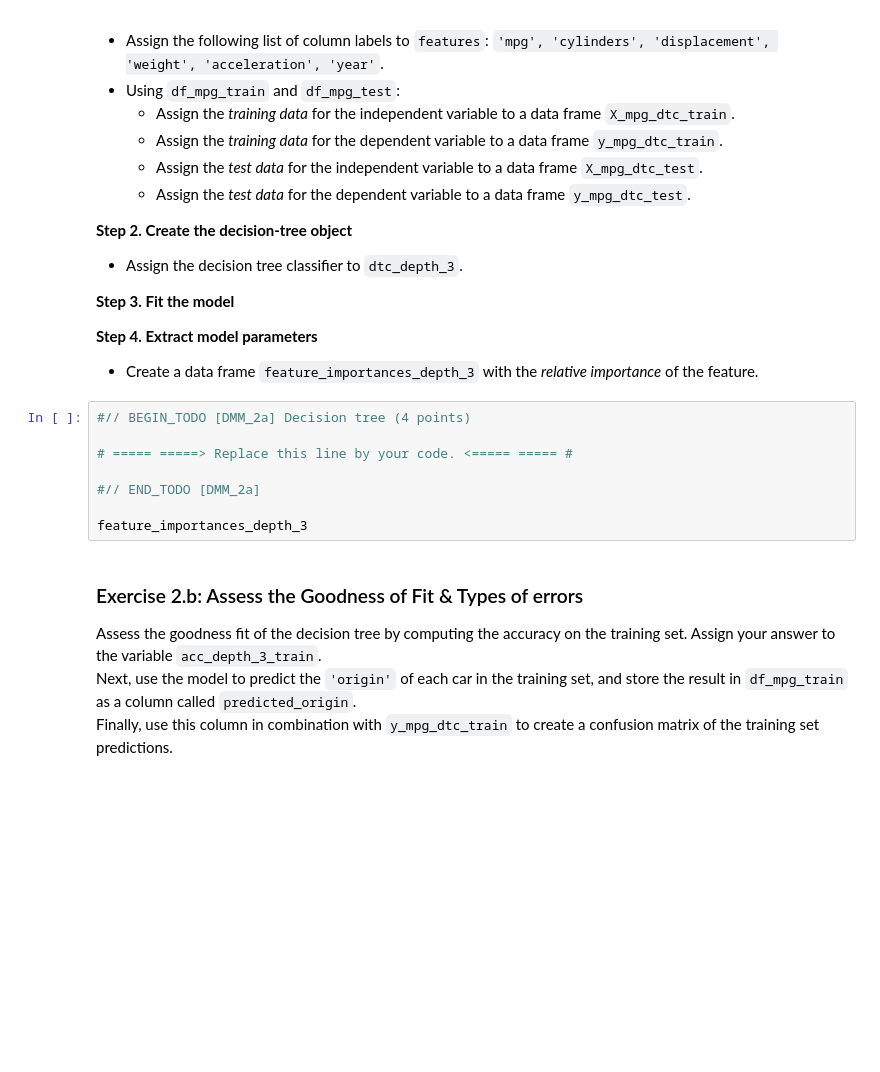
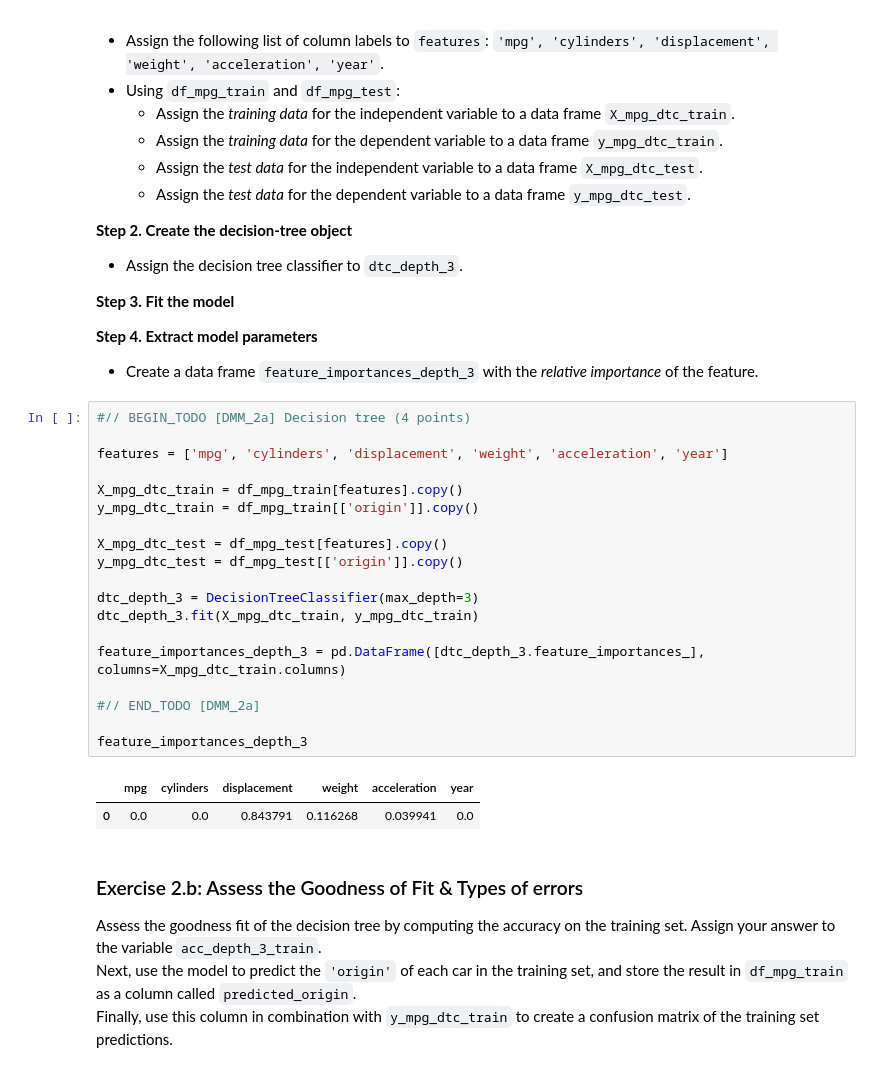
Before and after one commit to Modgen1/2IAB1, a Jupyter notebook: 3_DMM/Exercises-DMM-2076209.ipynb, the cells around one changed output. Drawn from its saved outputs; the diff is of its cells as text; blank space fills up the shorter version.

```diff
--- a/3_DMM/Exercises-DMM-2076209.ipynb
+++ b/3_DMM/Exercises-DMM-2076209.ipynb
@@ -1029,14 +1031,28 @@ as _independent variables_. Perform the following steps:
 **Step 4. Extract model parameters**
 
 * Create a data frame `feature_importances_depth_3` with the _relative importance_ of the feature.
-# %%
-#// BEGIN_TODO [DMM_2a] Decision tree (4 points)
-
-# ===== =====> Replace this line by your code. <===== ===== #
-
-#// END_TODO [DMM_2a]
-
-feature_importances_depth_3
+# %%
+#// BEGIN_TODO [DMM_2a] Decision tree (4 points)
+
+features = ['mpg', 'cylinders', 'displacement', 'weight', 'acceleration', 'year']
+
+X_mpg_dtc_train = df_mpg_train[features].copy()
+y_mpg_dtc_train = df_mpg_train[['origin']].copy()
+
+X_mpg_dtc_test = df_mpg_test[features].copy()
+y_mpg_dtc_test = df_mpg_test[['origin']].copy()
+
+dtc_depth_3 = DecisionTreeClassifier(max_depth=3)
+dtc_depth_3.fit(X_mpg_dtc_train, y_mpg_dtc_train)
+
+feature_importances_depth_3 = pd.DataFrame([dtc_depth_3.feature_importances_], columns=X_mpg_dtc_train.columns)
+
+#// END_TODO [DMM_2a]
+
+feature_importances_depth_3
+# %% [output]
+|  | mpg | cylinders | displacement | weight | acceleration | year |
+| 0 | 0.0 | 0.0 | 0.843791 | 0.116268 | 0.039941 | 0.0 |
 # %% [markdown]
 ### Exercise 2.b: Assess the Goodness of Fit & Types of errors
 
```
Also changed, not shown: parts of 18 cells of this notebook.
